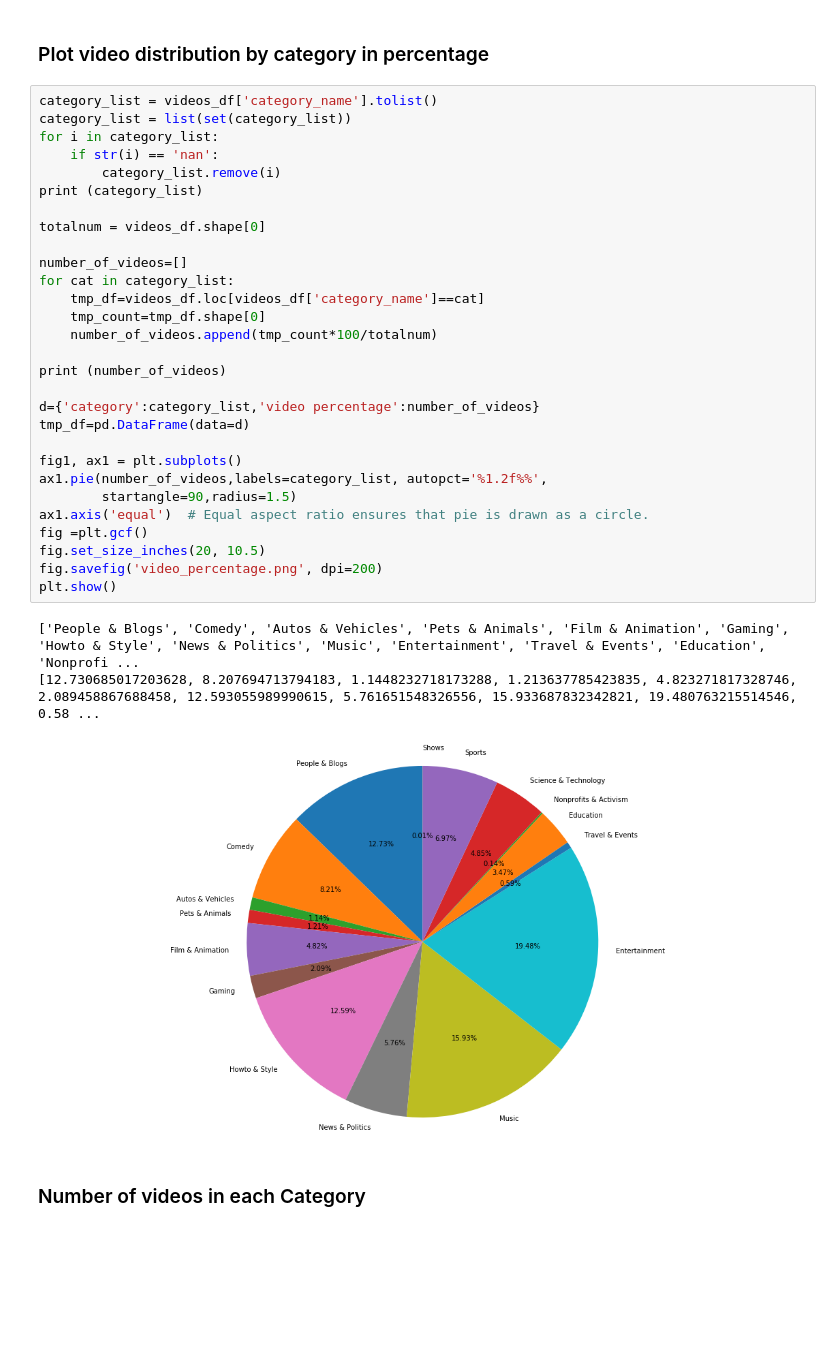
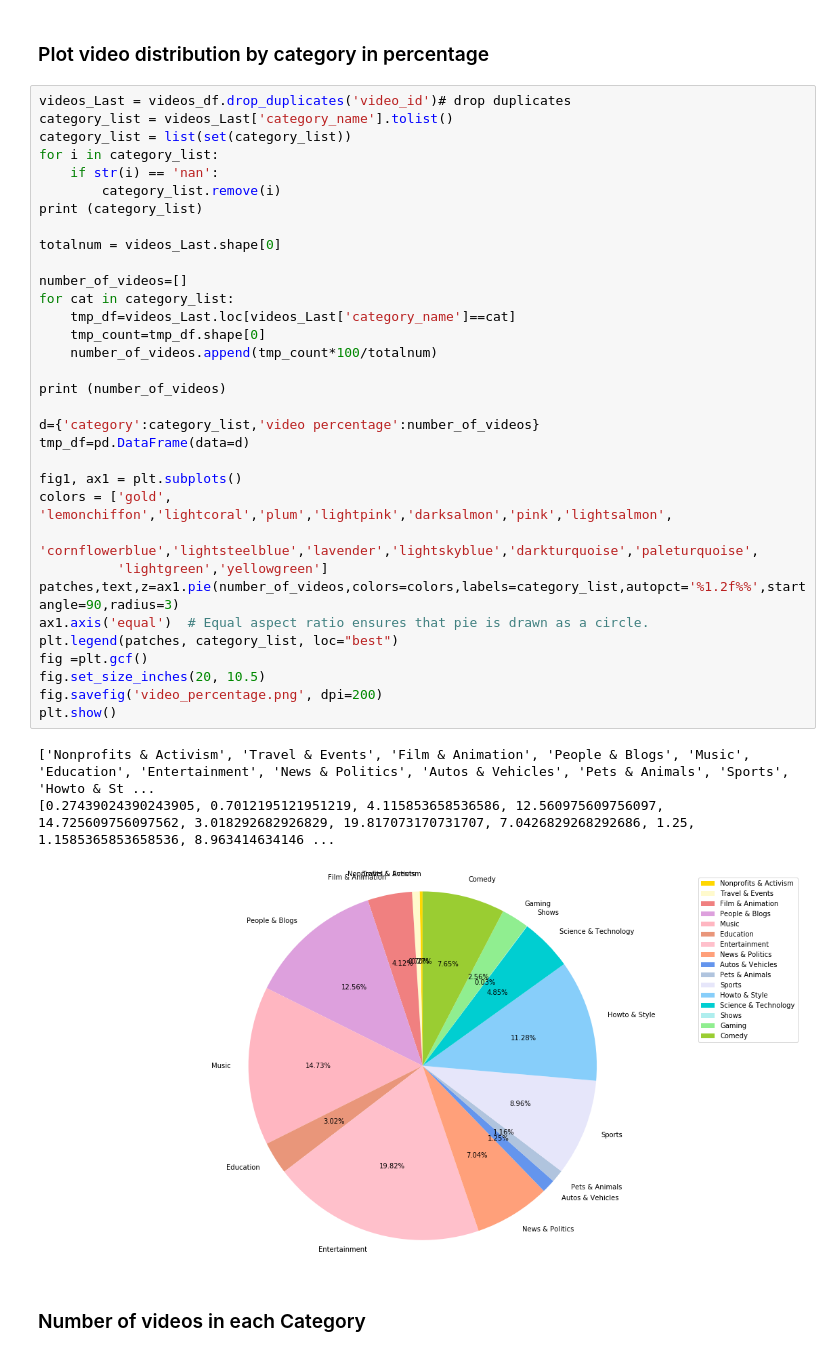
Before and after one commit to nwwnw-dam/Youtube-Data-Analysis, a Jupyter notebook: 1 - EDA.ipynb, the cells around one changed output. Saved outputs shown, nothing was run; the diff lists cells and outputs as text; blank space fills up the shorter version.

Commit message:
comments on EDA with duplicate dropped

```diff
--- a/1 - EDA.ipynb
+++ b/1 - EDA.ipynb
@@ -246,38 +322,42 @@ videos_df.head()
 # %% [markdown]
 ### Plot video distribution by category in percentage
 # %%
-category_list = videos_df['category_name'].tolist()
+videos_Last = videos_df.drop_duplicates('video_id')# drop duplicates
+category_list = videos_Last['category_name'].tolist()
 category_list = list(set(category_list))
 for i in category_list:
     if str(i) == 'nan':
         category_list.remove(i)
 print (category_list)
 
-totalnum = videos_df.shape[0]
+totalnum = videos_Last.shape[0]
 
 number_of_videos=[]
 for cat in category_list:
-    tmp_df=videos_df.loc[videos_df['category_name']==cat]
+    tmp_df=videos_Last.loc[videos_Last['category_name']==cat]
     tmp_count=tmp_df.shape[0]
     number_of_videos.append(tmp_count*100/totalnum)
 
 print (number_of_videos)
 
 d={'category':category_list,'video percentage':number_of_videos}
 tmp_df=pd.DataFrame(data=d)
 
 fig1, ax1 = plt.subplots()
-ax1.pie(number_of_videos,labels=category_list, autopct='%1.2f%%',
-        startangle=90,radius=1.5)
+colors = ['gold', 'lemonchiffon','lightcoral','plum','lightpink','darksalmon','pink','lightsalmon',
+          'cornflowerblue','lightsteelblue','lavender','lightskyblue','darkturquoise','paleturquoise',
+          'lightgreen','yellowgreen']
+patches,text,z=ax1.pie(number_of_videos,colors=colors,labels=category_list,autopct='%1.2f%%',startangle=90,radius=3)
 ax1.axis('equal')  # Equal aspect ratio ensures that pie is drawn as a circle.
+plt.legend(patches, category_list, loc="best")
 fig =plt.gcf()
 fig.set_size_inches(20, 10.5)
 fig.savefig('video_percentage.png', dpi=200)
 plt.show()
 # %% [output]
-['People & Blogs', 'Comedy', 'Autos & Vehicles', 'Pets & Animals', 'Film & Animation', 'Gaming', 'Howto & Style', 'News & Politics', 'Music', 'Entertainment', 'Travel & Events', 'Education', 'Nonprofi ...
-[12.730685017203628, 8.207694713794183, 1.1448232718173288, 1.213637785423835, 4.823271817328746, 2.089458867688458, 12.593055989990615, 5.761651548326556, 15.933687832342821, 19.480763215514546, 0.58 ...
+['Nonprofits & Activism', 'Travel & Events', 'Film & Animation', 'People & Blogs', 'Music', 'Education', 'Entertainment', 'News & Politics', 'Autos & Vehicles', 'Pets & Animals', 'Sports', 'Howto & St ...
+[0.27439024390243905, 0.7012195121951219, 4.115853658536586, 12.560975609756097, 14.725609756097562, 3.018292682926829, 19.817073170731707, 7.0426829268292686, 1.25, 1.1585365853658536, 8.963414634146 ...
-[figure, old version]
+[figure, new version]
 # %% [markdown]
 ### Number of videos in each Category
 # %%
```
Also changed, not shown: parts of 43 cells of this notebook.
